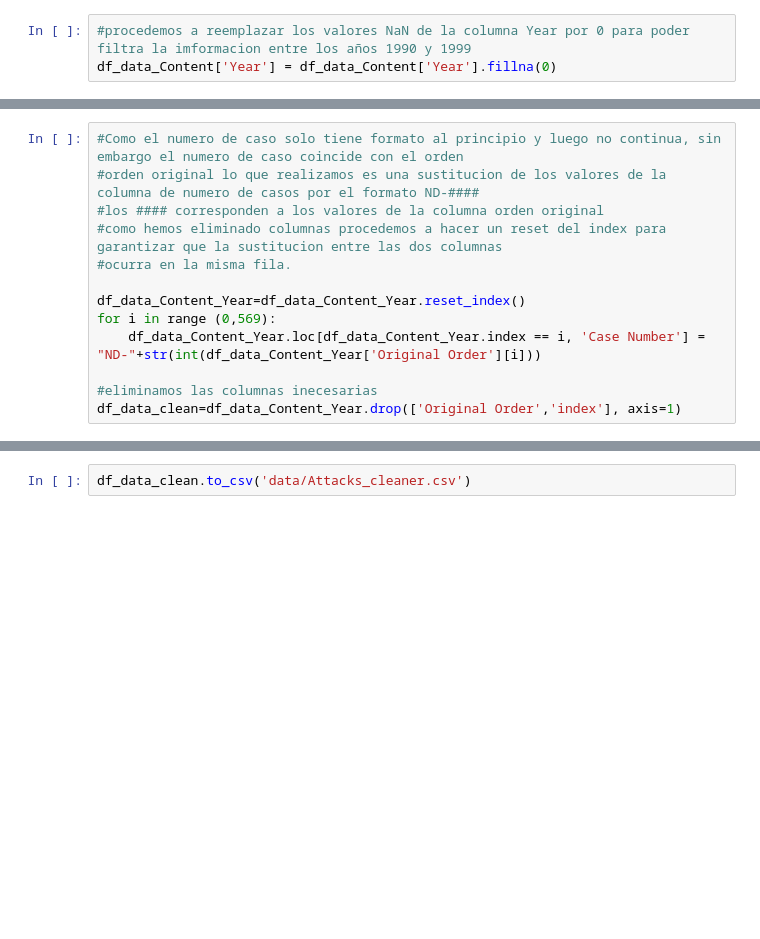
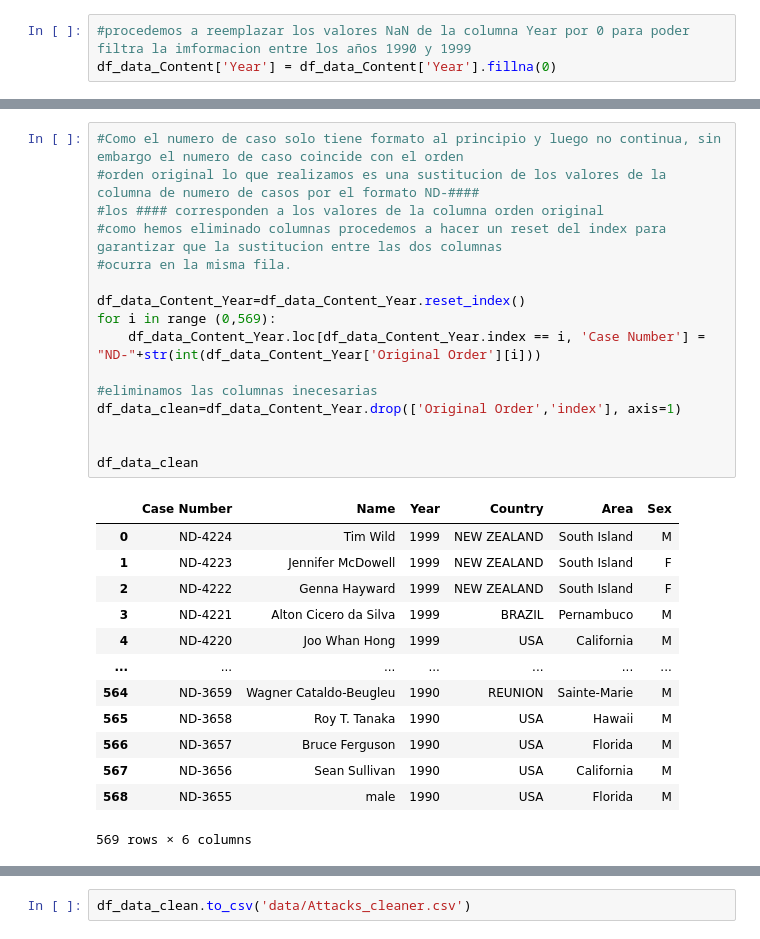
Before and after one commit to jesus-perez-366/Proyecto2, a Jupyter notebook: Clean.ipynb, the cells around one changed output, grey strips where cells are left out. Saved outputs shown, nothing was run; the diff lists cells and outputs as text; blank space fills up the shorter version.

```diff
--- a/Clean.ipynb
+++ b/Clean.ipynb
@@ -31,16 +62,33 @@ df_data_Content_Year["Original Order"].duplicated().sum()
 # %%
 #Como el numero de caso solo tiene formato al principio y luego no continua, sin embargo el numero de caso coincide con el orden
 #orden original lo que realizamos es una sustitucion de los valores de la columna de numero de casos por el formato ND-####
 #los #### corresponden a los valores de la columna orden original
 #como hemos eliminado columnas procedemos a hacer un reset del index para garantizar que la sustitucion entre las dos columnas
 #ocurra en la misma fila.
 
 df_data_Content_Year=df_data_Content_Year.reset_index()
 for i in range (0,569):
     df_data_Content_Year.loc[df_data_Content_Year.index == i, 'Case Number'] = "ND-"+str(int(df_data_Content_Year['Original Order'][i]))
 
 #eliminamos las columnas inecesarias
 df_data_clean=df_data_Content_Year.drop(['Original Order','index'], axis=1)
+
+
+df_data_clean
+# %% [output]
+|  | Case Number | Name | Year | Country | Area | Sex |
+| 0 | ND-4224 | Tim Wild | 1999 | NEW ZEALAND | South Island | M |
+| 1 | ND-4223 | Jennifer McDowell | 1999 | NEW ZEALAND | South Island | F |
+| 2 | ND-4222 | Genna Hayward | 1999 | NEW ZEALAND | South Island | F |
+| 3 | ND-4221 | Alton Cicero da Silva | 1999 | BRAZIL | Pernambuco | M |
+| 4 | ND-4220 | Joo Whan Hong | 1999 | USA | California | M |
+| ... | ... | ... | ... | ... | ... | ... |
+| 564 | ND-3659 | Wagner Cataldo-Beugleu | 1990 | REUNION | Sainte-Marie | M |
+| 565 | ND-3658 | Roy T. Tanaka | 1990 | USA | Hawaii | M |
+| 566 | ND-3657 | Bruce Ferguson | 1990 | USA | Florida | M |
+| 567 | ND-3656 | Sean Sullivan | 1990 | USA | California | M |
+| 568 | ND-3655 | male | 1990 | USA | Florida | M |
+569 rows × 6 columns
 # %%
 #procederemos a limpiar la columna nombre, para ello revizamos la columna y detectamos varios patrones los cuales procederemos
 #a elinimar, luego todo lo que quede si  contenido, o tenga "male", "female", lo remplazaremos con "Sin Identificar"
```
Also changed, not shown: parts of 4 cells of this notebook, 1 other file.
